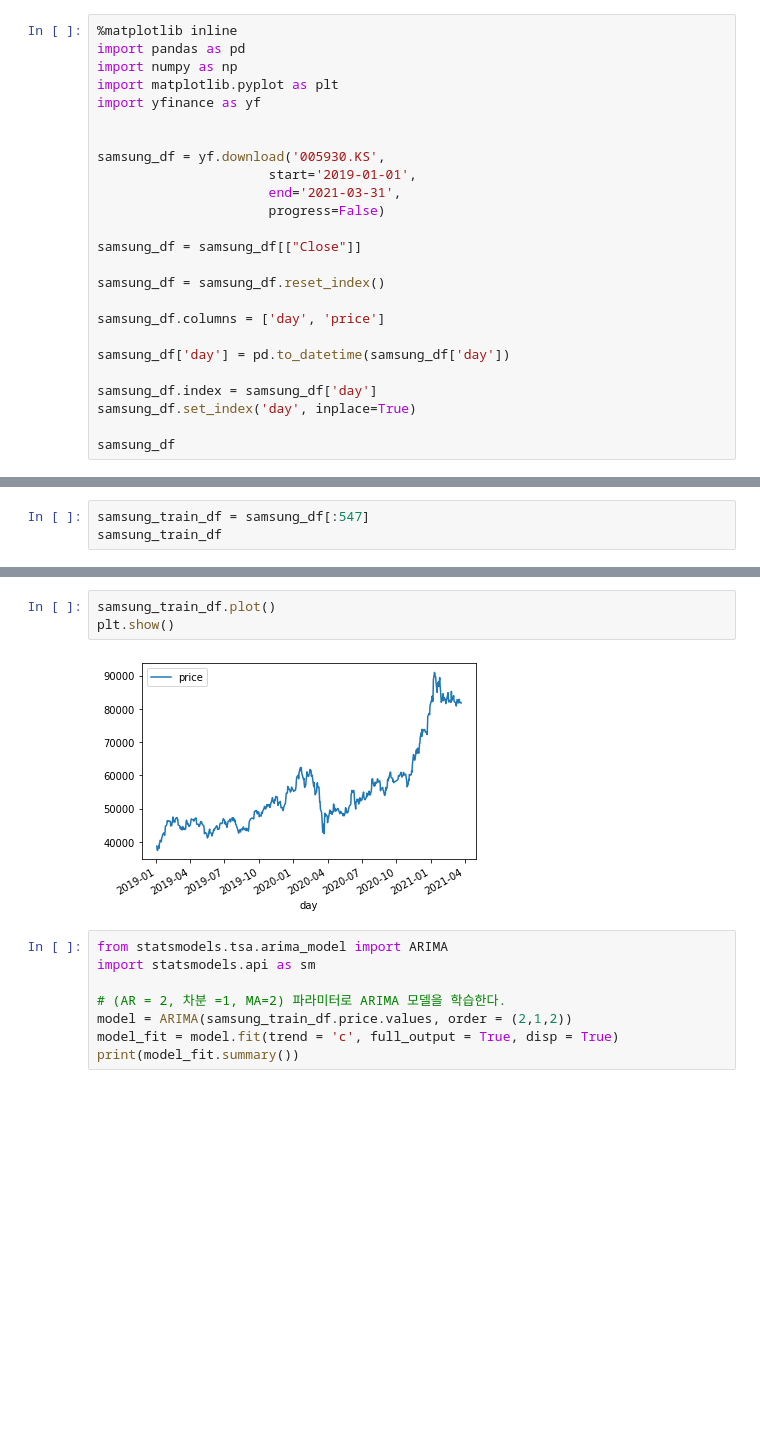
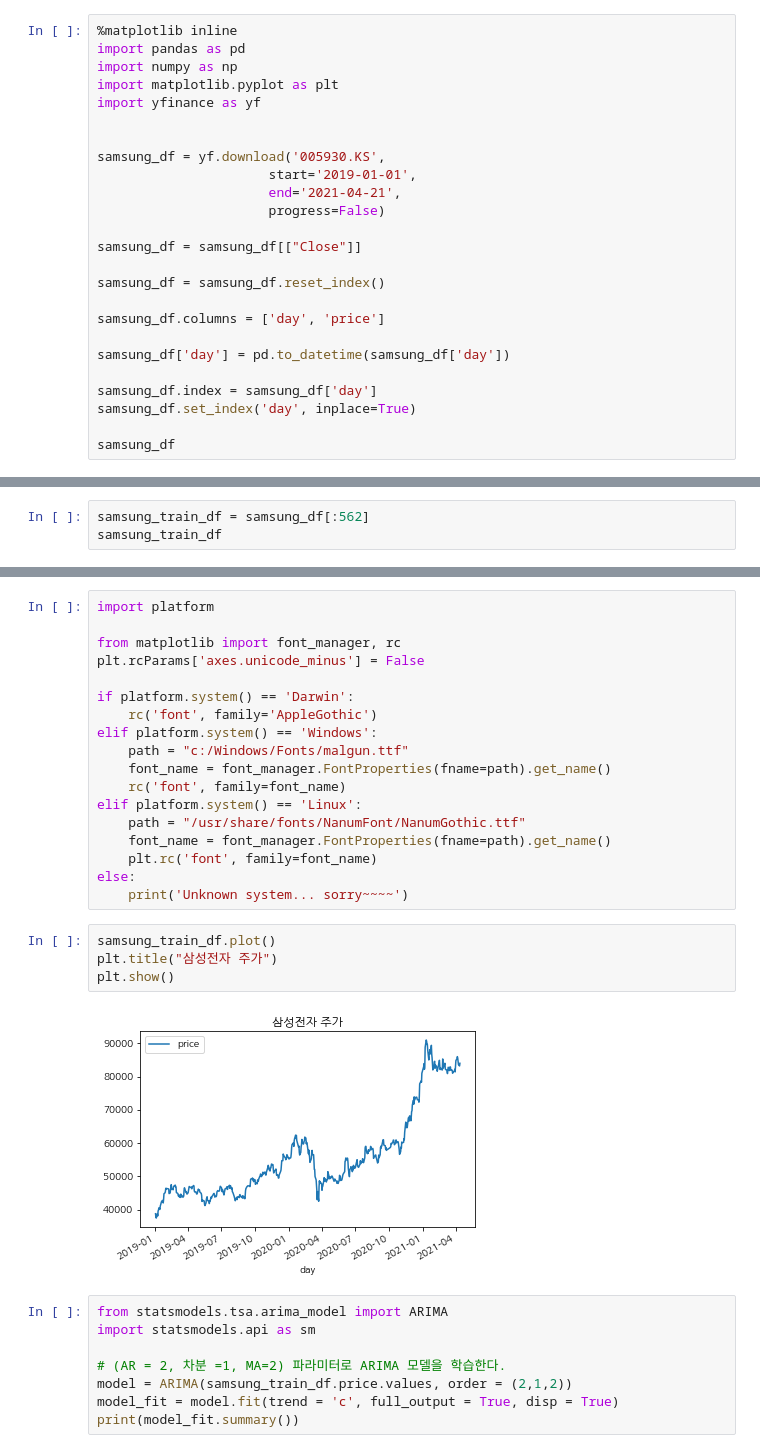
Before and after one commit to Unfinishedgod/python_exam_2, a Jupyter notebook: samsung_stock_analyisis.ipynb, the cells around one changed output, grey strips where cells are left out. Drawn from its saved outputs; the diff is of its cells as text; blank space fills up the shorter version.

Commit message:
samsung stock analysis

```diff
--- a/samsung_stock_analyisis.ipynb
+++ b/samsung_stock_analyisis.ipynb
@@ -8,7 +22,7 @@ import yfinance as yf
 
 samsung_df = yf.download('005930.KS',
                       start='2019-01-01',
-                      end='2021-03-31',
+                      end='2021-04-21',
                       progress=False)
 
 samsung_df = samsung_df[["Close"]]
@@ -41,5 +59,5 @@ samsung_df
 # %%
-samsung_train_df = samsung_df[:547]
+samsung_train_df = samsung_df[:562]
 samsung_train_df
 # %% [output]
 |  | price |
@@ -70,8 +92,27 @@ samsung_test_df
+# %%
+import platform
+
+from matplotlib import font_manager, rc
+plt.rcParams['axes.unicode_minus'] = False
+
+if platform.system() == 'Darwin':
+    rc('font', family='AppleGothic')
+elif platform.system() == 'Windows':
+    path = "c:/Windows/Fonts/malgun.ttf"
+    font_name = font_manager.FontProperties(fname=path).get_name()
+    rc('font', family=font_name)
+elif platform.system() == 'Linux':
+    path = "/usr/share/fonts/NanumFont/NanumGothic.ttf"
+    font_name = font_manager.FontProperties(fname=path).get_name()
+    plt.rc('font', family=font_name)
+else:
+    print('Unknown system... sorry~~~~')
 # %%
 samsung_train_df.plot()
+plt.title("삼성전자 주가")
 plt.show()
 # %% [output]
-[figure, old version]
+[figure, new version]
 # %%
 from statsmodels.tsa.arima_model import ARIMA
 import statsmodels.api as sm
```
Also changed, not shown: parts of 6 cells of this notebook, 1 other file.
